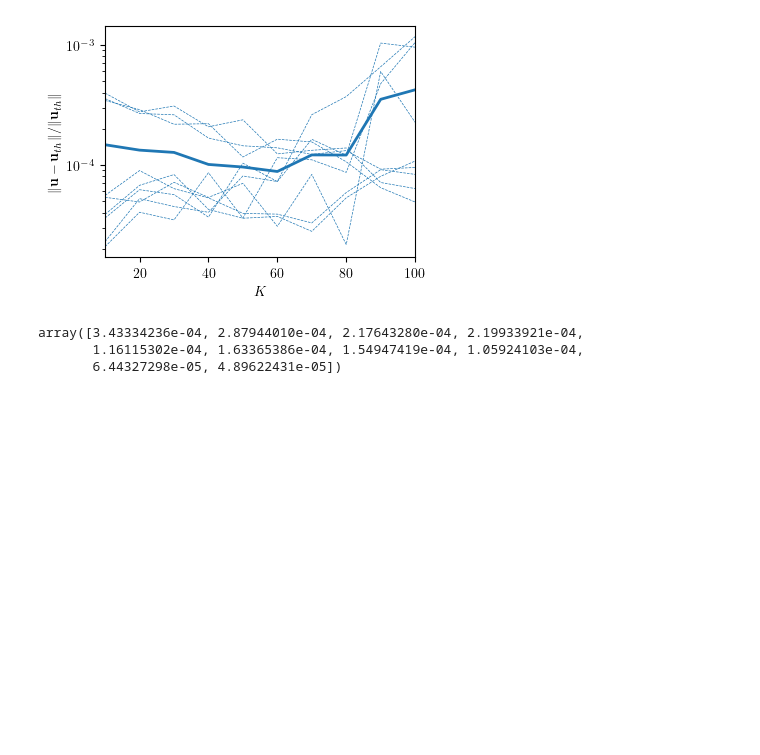
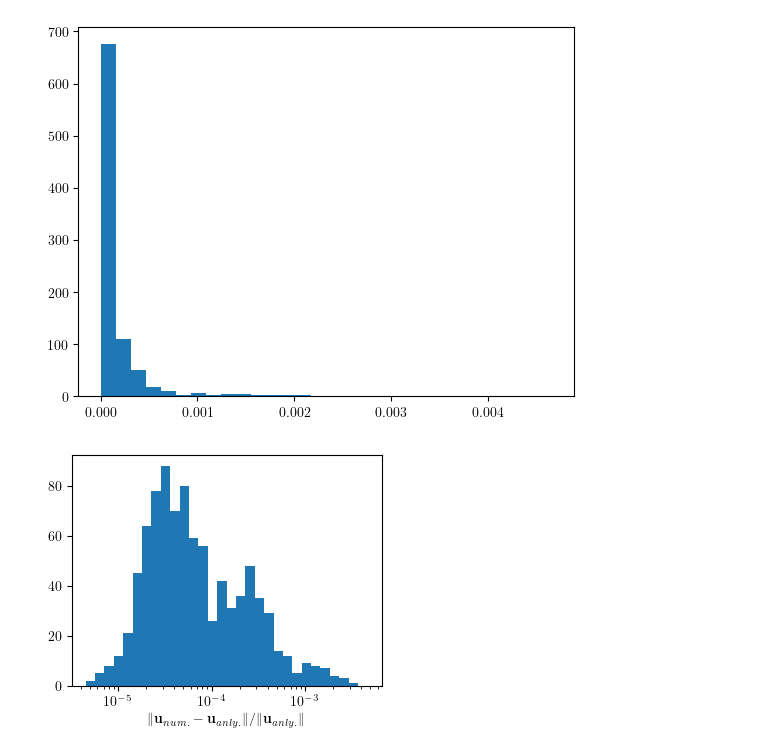
Before and after one commit to Yin-LIU/Inexact-Acceleration-PEP, a Jupyter notebook: Numerical/find_u.ipynb, the cells around one changed output. Saved outputs shown, nothing was run; the diff lists cells and outputs as text; code cells hidden in the pictures; blank space fills up the shorter version.

```diff
--- a/Numerical/find_u.ipynb
+++ b/Numerical/find_u.ipynb
@@ -303,57 +304,45 @@ plt.rcParams.update(
 
 # Load the two results with pickle and combine them
 with open("opt_problems_u.pickle", "rb") as handle:
     opt_problems = pickle.load(handle)
 
 
 # Plot the results as K be the x-axis,  Max error of v_i as y-axis, and average over all N random settings of b and lmbda, (R,L) as different lines
 K_values = list(np.linspace(10, 100, 10, dtype=int))
 R_values = [1, 10, 1000]
 L_values = [1, 10, 1000]
 combinations = itertools.product(K_values, R_values, L_values)
 N = 10
 max_errors = np.zeros((len(K_values), len(R_values), len(L_values)))
 
+errors = []
 
 for i, (K, R, L) in enumerate(combinations):
-    errors = []
     for j in range(N):
 
         opt_problem_key = (i, j)
         errors.append(
             np.linalg.norm(
                 opt_problems[opt_problem_key].u_value
                 - opt_problems[opt_problem_key].u_theoretical
             )
             / np.linalg.norm(opt_problems[opt_problem_key].u_theoretical)
         )
 
         max_errors[K_values.index(K), R_values.index(R), L_values.index(L)] = np.mean(
             errors
         )
+
+hist, bins, _ = plt.hist(errors, bins=30)
+logbins = np.logspace(np.log10(bins[0]),np.log10(bins[-1]),len(bins))
+
+
+fig, ax = plt.subplots(figsize=(4,3))
+ax.set_xscale('log')
+ax.hist(errors, bins = logbins)
+# ax.set_ylabel(r"$\|\mathbf{u^*}_{{num.}}$")
+ax.set_xlabel(r"$\|\mathbf{u}_{{num.}} - \mathbf{u}_{{anly.}}\| / \| \mathbf{u}_{{anly.}}\|$")
+plt.savefig("Figures/u_error.pdf", bbox_inches="tight")
+# %% [output]
+[figure, added]
+[figure, added]
-# %%
-fig, ax = plt.subplots(figsize=(4,3))
-
-for j, R in enumerate(R_values):
-    for k, L in enumerate(L_values):
-        ax.plot(K_values, max_errors[:, j, k], label=f"R={R}, L={L}",linestyle='--',color = 'C0',alpha=1,linewidth=0.5)
-
-# plot the average over the above lines
-ax.plot(K_values, np.mean(max_errors, axis=(1, 2)), label="Average", color="C0", linewidth=2)
-
-
-ax.set_xlabel(r"$K$")
-ax.set_ylabel(r"$\|\mathbf{u} - \mathbf{u}_{th}\| / \| \mathbf{u}_{th}\|$")
-ax.set_yscale("log")
-ax.set_xlim([10, 100])
-# ax.legend()
-
-plt.savefig("Figures/u_error.pdf", bbox_inches="tight")
-# %% [output]
-[figure, removed]
-# %%
-max_errors[:, 1, 2]
-# %% [output]
-array([3.43334236e-04, 2.87944010e-04, 2.17643280e-04, 2.19933921e-04,
-       1.16115302e-04, 1.63365386e-04, 1.54947419e-04, 1.05924103e-04,
-       6.44327298e-05, 4.89622431e-05])
```
Also changed, not shown: parts of 2 cells of this notebook, 2 other files.
